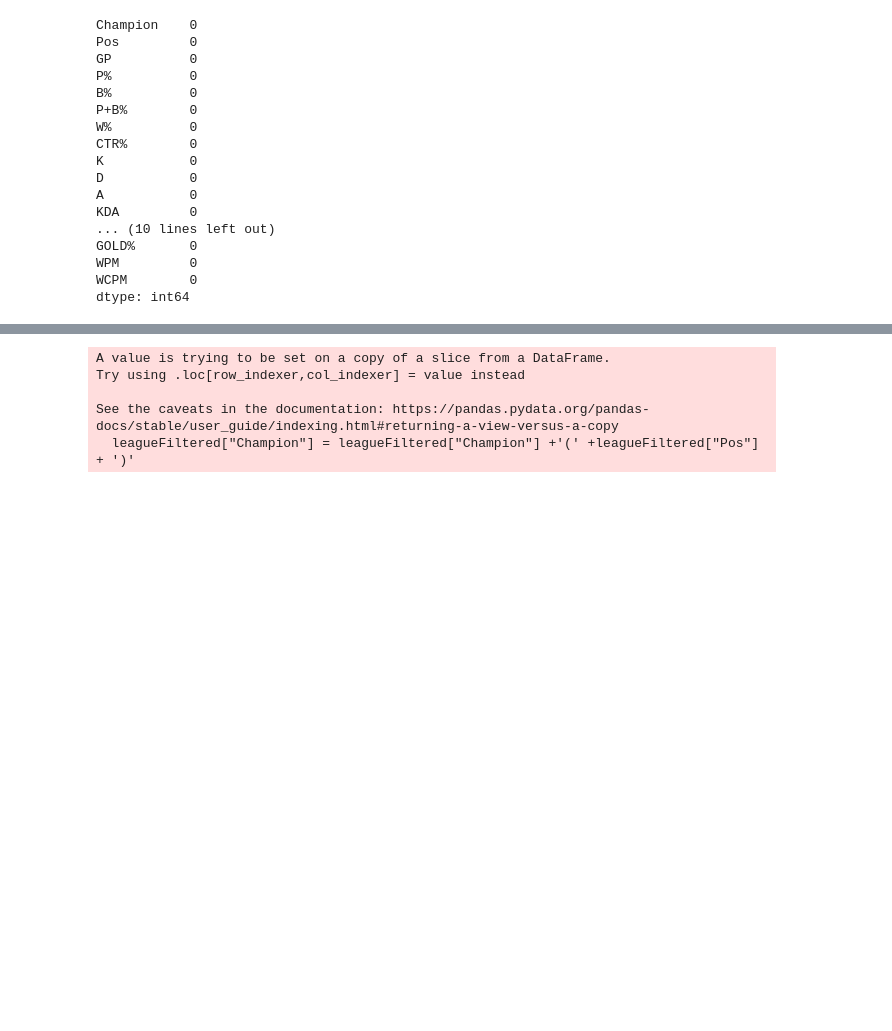
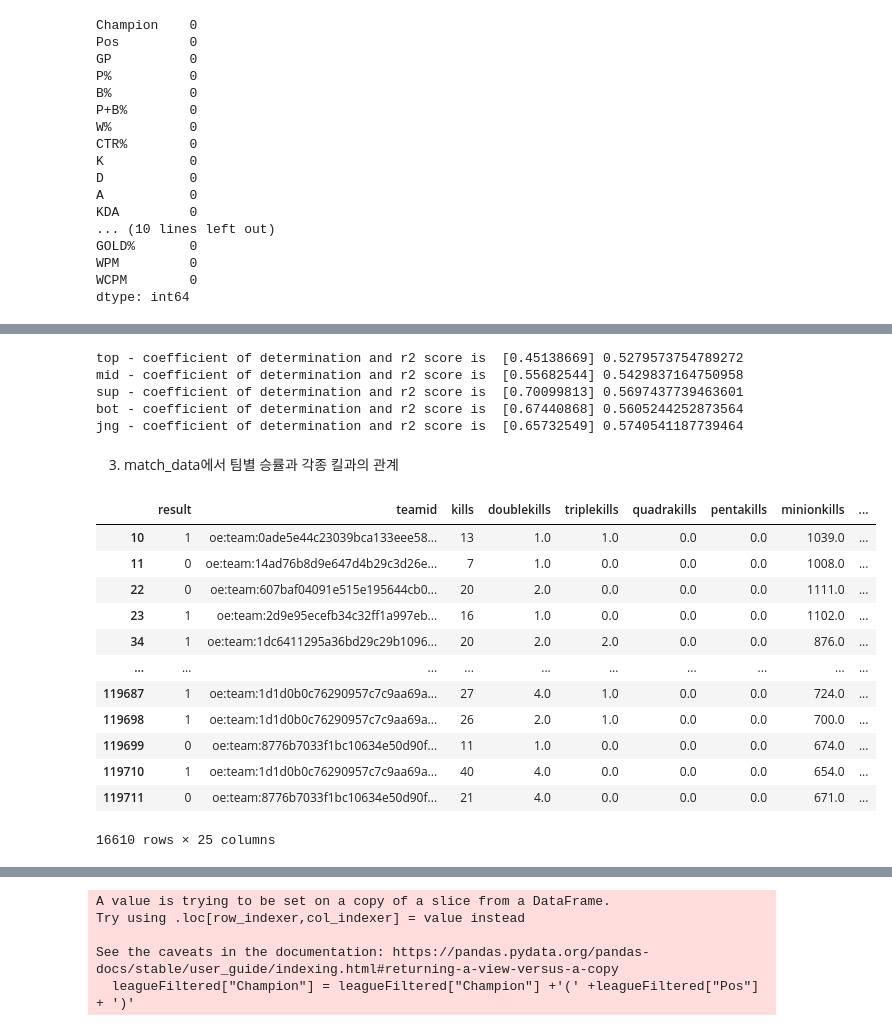
Before and after one commit to minchoCoin/LOL_data_analysis_prj, a Jupyter notebook: esportsDataAnalysis.ipynb, the cells around one changed output, grey strips where cells are left out. Saved outputs shown, nothing was run; the diff lists cells and outputs as text; code cells hidden in the pictures; blank space fills up the shorter version.

```diff
--- a/esportsDataAnalysis.ipynb
+++ b/esportsDataAnalysis.ipynb
@@ -117,0 +186,44 @@ plt.show()
+# %%
+pos = ['top','mid','sup','bot','jng']
+coef_W_FB = []
+
+FB=""
+W=""
+for p in pos:
+    model=LogisticRegression()
+    FB = np.array(match_data_filtered_player.loc[match_data_filtered_player['position']==p,'firstblood']).reshape((-1,1))
+    W = np.array(match_data_filtered_player.loc[match_data_filtered_player['position']==p,'result'])
+    model.fit(FB,W)
+    print(p + ' - coefficient of determination and r2 score is ',model.coef_[0],model.score(FB,W))
+    coef_W_FB.append(model.coef_[0][0])
+# %% [output]
+top - coefficient of determination and r2 score is  [0.45138669] 0.5279573754789272
+mid - coefficient of determination and r2 score is  [0.55682544] 0.5429837164750958
+sup - coefficient of determination and r2 score is  [0.70099813] 0.5697437739463601
+bot - coefficient of determination and r2 score is  [0.67440868] 0.5605244252873564
+jng - coefficient of determination and r2 score is  [0.65732549] 0.5740541187739464
+# %% [markdown]
+3. match_data에서 팀별 승률과 각종 킬과의 관계
+# %%
+teamList = match_data_origin['teamid'].unique()
+
+match_data_filtered = match_data_origin.loc[match_data_origin['position']=='team',['result','teamid','kills','doublekills','triplekills','quadrakills','pentakills','minionkills','monsterkills','dragons','opp_dragons','elementaldrakes','opp_elementaldrakes','elders','opp_elders','heralds','opp_heralds','barons','opp_barons','towers','opp_towers','turretplates','opp_turretplates','inhibitors','opp_inhibitors']]
+
+match_data_filtered = match_data_filtered.dropna(axis=0)
+
+
+match_data_filtered
+# %% [output]
+|  | result | teamid | kills | doublekills | triplekills | quadrakills | pentakills | minionkills | ... |
+| 10 | 1 | oe:team:0ade5e44c23039bca133eee58... | 13 | 1.0 | 1.0 | 0.0 | 0.0 | 1039.0 | ... |
+| 11 | 0 | oe:team:14ad76b8d9e647d4b29c3d26e... | 7 | 1.0 | 0.0 | 0.0 | 0.0 | 1008.0 | ... |
+| 22 | 0 | oe:team:607baf04091e515e195644cb0... | 20 | 2.0 | 0.0 | 0.0 | 0.0 | 1111.0 | ... |
+| 23 | 1 | oe:team:2d9e95ecefb34c32ff1a997eb... | 16 | 1.0 | 0.0 | 0.0 | 0.0 | 1102.0 | ... |
+| 34 | 1 | oe:team:1dc6411295a36bd29c29b1096... | 20 | 2.0 | 2.0 | 0.0 | 0.0 | 876.0 | ... |
+| ... | ... | ... | ... | ... | ... | ... | ... | ... | ... |
+| 119687 | 1 | oe:team:1d1d0b0c76290957c7c9aa69a... | 27 | 4.0 | 1.0 | 0.0 | 0.0 | 724.0 | ... |
+| 119698 | 1 | oe:team:1d1d0b0c76290957c7c9aa69a... | 26 | 2.0 | 1.0 | 0.0 | 0.0 | 700.0 | ... |
+| 119699 | 0 | oe:team:8776b7033f1bc10634e50d90f... | 11 | 1.0 | 0.0 | 0.0 | 0.0 | 674.0 | ... |
+| 119710 | 1 | oe:team:1d1d0b0c76290957c7c9aa69a... | 40 | 4.0 | 0.0 | 0.0 | 0.0 | 654.0 | ... |
+| 119711 | 0 | oe:team:8776b7033f1bc10634e50d90f... | 21 | 4.0 | 0.0 | 0.0 | 0.0 | 671.0 | ... |
+16610 rows × 25 columns
```
Also changed, not shown: parts of 34 cells of this notebook, 1 other file.
